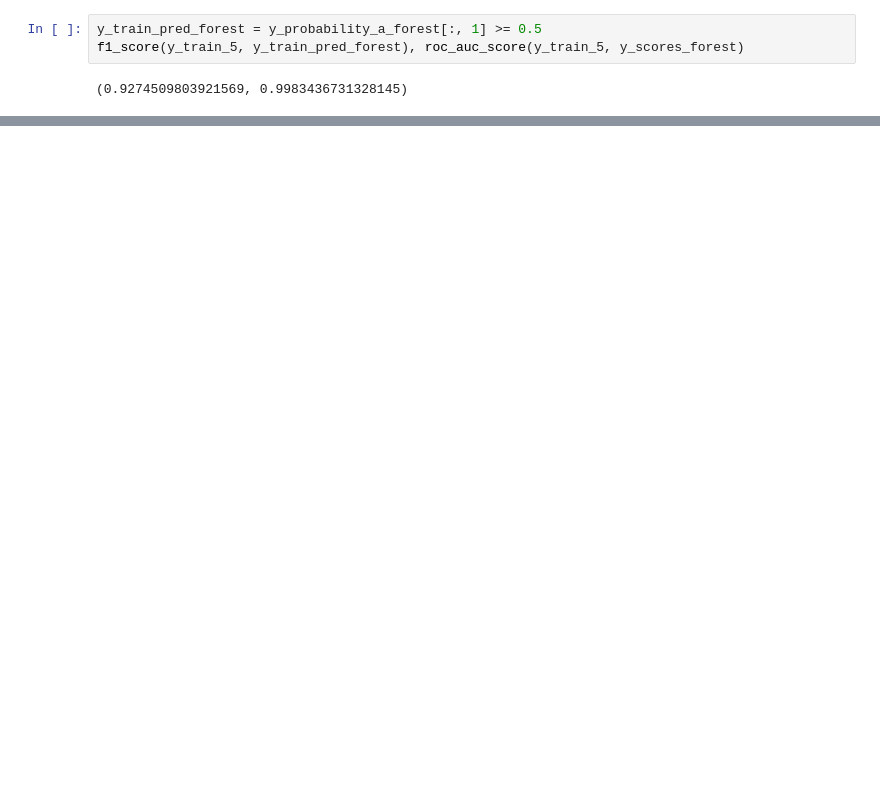
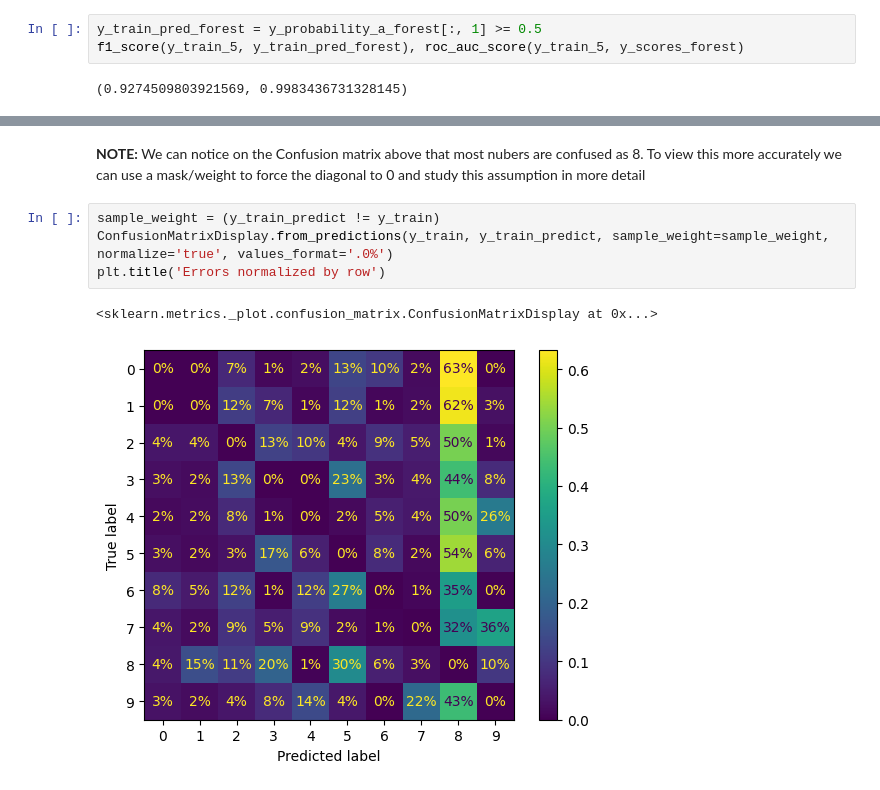
Before and after one commit to william-barros-costa/hands_on_machine_learning, a Jupyter notebook: 1_fundamentals_of_machine_learning/chapter3.ipynb, the cells around one changed output, grey strips where cells are left out. Saved outputs shown, nothing was run; the diff lists cells and outputs as text; blank space fills up the shorter version.

```diff
--- a/1_fundamentals_of_machine_learning/chapter3.ipynb
+++ b/1_fundamentals_of_machine_learning/chapter3.ipynb
@@ -215,0 +300,9 @@ f1_score(y_train_5, y_train_pred_forest), roc_auc_score(y_train_5, y_scores_fore
+# %% [markdown]
+**NOTE:** We can notice on the Confusion matrix above that most nubers are confused as 8. To view this more accurately we can use a mask/weight to force the diagonal to 0 and study this assumption in more detail
+# %%
+sample_weight = (y_train_predict != y_train)
+ConfusionMatrixDisplay.from_predictions(y_train, y_train_predict, sample_weight=sample_weight, normalize='true', values_format='.0%')
+plt.title('Errors normalized by row')
+# %% [output]
+<sklearn.metrics._plot.confusion_matrix.ConfusionMatrixDisplay at 0x...>
+[figure, added]
```
Also changed, not shown: parts of 49 cells of this notebook.
